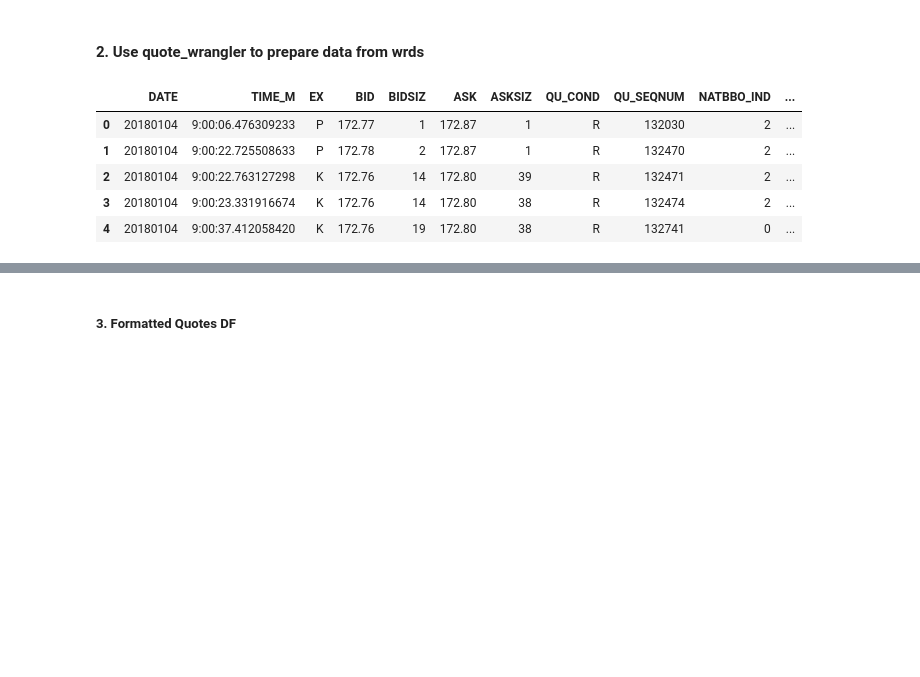
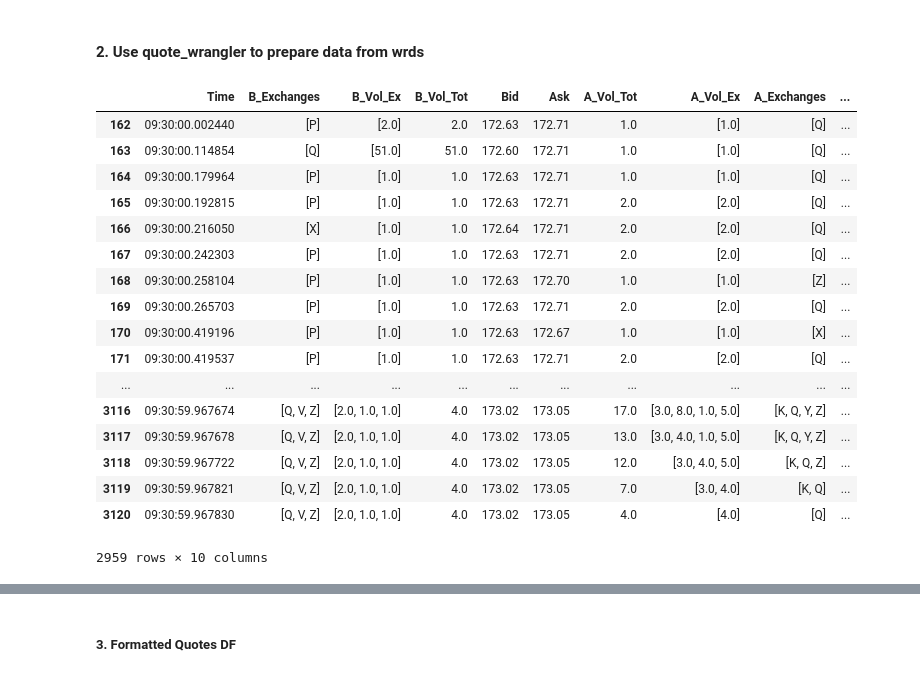
Before and after one commit to kevinramlal/QuotingBehaviour, a Jupyter notebook: TAQ/Notebooks/TAQ SandBox.ipynb, the cells around one changed output, grey strips where cells are left out. Saved outputs shown, nothing was run; the diff lists cells and outputs as text; code cells hidden in the pictures; blank space fills up the shorter version.

```diff
--- a/TAQ/Notebooks/TAQ SandBox.ipynb
+++ b/TAQ/Notebooks/TAQ SandBox.ipynb
@@ -19,11 +19,24 @@ quotes = '../AAPL_train.csv' #
 q = pd.read_csv(quotes,low_memory = False)
 AAPL = quote_wrangler(quotes) #initiate class
-# %%
-q.head()
-# %% [output]
-|  | DATE | TIME_M | EX | BID | BIDSIZ | ASK | ASKSIZ | QU_COND | QU_SEQNUM | NATBBO_IND | ... |
-| 0 | 20180104 | 9:00:06.476309233 | P | 172.77 | 1 | 172.87 | 1 | R | 132030 | 2 | ... |
-| 1 | 20180104 | 9:00:22.725508633 | P | 172.78 | 2 | 172.87 | 1 | R | 132470 | 2 | ... |
-| 2 | 20180104 | 9:00:22.763127298 | K | 172.76 | 14 | 172.80 | 39 | R | 132471 | 2 | ... |
-| 3 | 20180104 | 9:00:23.331916674 | K | 172.76 | 14 | 172.80 | 38 | R | 132474 | 2 | ... |
-| 4 | 20180104 | 9:00:37.412058420 | K | 172.76 | 19 | 172.80 | 38 | R | 132741 | 0 | ... |
+# %%
+NBB_df = AAPL.NB_combiner()
+NBB_df[(NBB_df['Time'] >= '09:30:00') & (NBB_df['Time'] <= '09:31:00')]
+# %% [output]
+|  | Time | B_Exchanges | B_Vol_Ex | B_Vol_Tot | Bid | Ask | A_Vol_Tot | A_Vol_Ex | A_Exchanges | ... |
+| 162 | 09:30:00.002440 | [P] | [2.0] | 2.0 | 172.63 | 172.71 | 1.0 | [1.0] | [Q] | ... |
+| 163 | 09:30:00.114854 | [Q] | [51.0] | 51.0 | 172.60 | 172.71 | 1.0 | [1.0] | [Q] | ... |
+| 164 | 09:30:00.179964 | [P] | [1.0] | 1.0 | 172.63 | 172.71 | 1.0 | [1.0] | [Q] | ... |
+| 165 | 09:30:00.192815 | [P] | [1.0] | 1.0 | 172.63 | 172.71 | 2.0 | [2.0] | [Q] | ... |
+| 166 | 09:30:00.216050 | [X] | [1.0] | 1.0 | 172.64 | 172.71 | 2.0 | [2.0] | [Q] | ... |
+| 167 | 09:30:00.242303 | [P] | [1.0] | 1.0 | 172.63 | 172.71 | 2.0 | [2.0] | [Q] | ... |
+| 168 | 09:30:00.258104 | [P] | [1.0] | 1.0 | 172.63 | 172.70 | 1.0 | [1.0] | [Z] | ... |
+| 169 | 09:30:00.265703 | [P] | [1.0] | 1.0 | 172.63 | 172.71 | 2.0 | [2.0] | [Q] | ... |
+| 170 | 09:30:00.419196 | [P] | [1.0] | 1.0 | 172.63 | 172.67 | 1.0 | [1.0] | [X] | ... |
+| 171 | 09:30:00.419537 | [P] | [1.0] | 1.0 | 172.63 | 172.71 | 2.0 | [2.0] | [Q] | ... |
+| ... | ... | ... | ... | ... | ... | ... | ... | ... | ... | ... |
+| 3116 | 09:30:59.967674 | [Q, V, Z] | [2.0, 1.0, 1.0] | 4.0 | 173.02 | 173.05 | 17.0 | [3.0, 8.0, 1.0, 5.0] | [K, Q, Y, Z] | ... |
+| 3117 | 09:30:59.967678 | [Q, V, Z] | [2.0, 1.0, 1.0] | 4.0 | 173.02 | 173.05 | 13.0 | [3.0, 4.0, 1.0, 5.0] | [K, Q, Y, Z] | ... |
+| 3118 | 09:30:59.967722 | [Q, V, Z] | [2.0, 1.0, 1.0] | 4.0 | 173.02 | 173.05 | 12.0 | [3.0, 4.0, 5.0] | [K, Q, Z] | ... |
+| 3119 | 09:30:59.967821 | [Q, V, Z] | [2.0, 1.0, 1.0] | 4.0 | 173.02 | 173.05 | 7.0 | [3.0, 4.0] | [K, Q] | ... |
+| 3120 | 09:30:59.967830 | [Q, V, Z] | [2.0, 1.0, 1.0] | 4.0 | 173.02 | 173.05 | 4.0 | [4.0] | [Q] | ... |
+2959 rows × 10 columns
```
Also changed, not shown: parts of 6 cells of this notebook, 18 other files.
